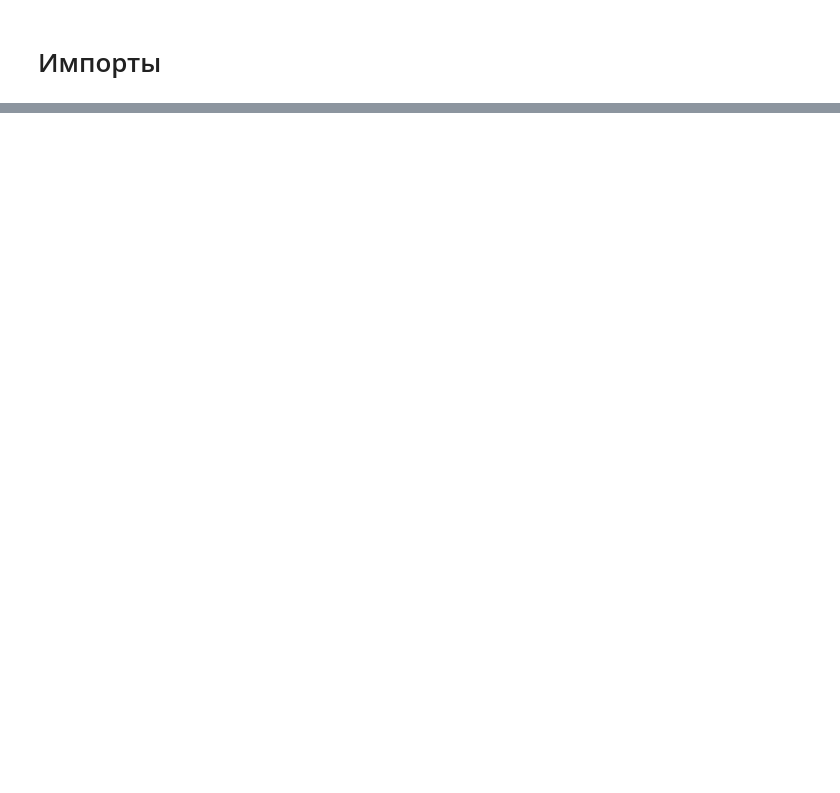
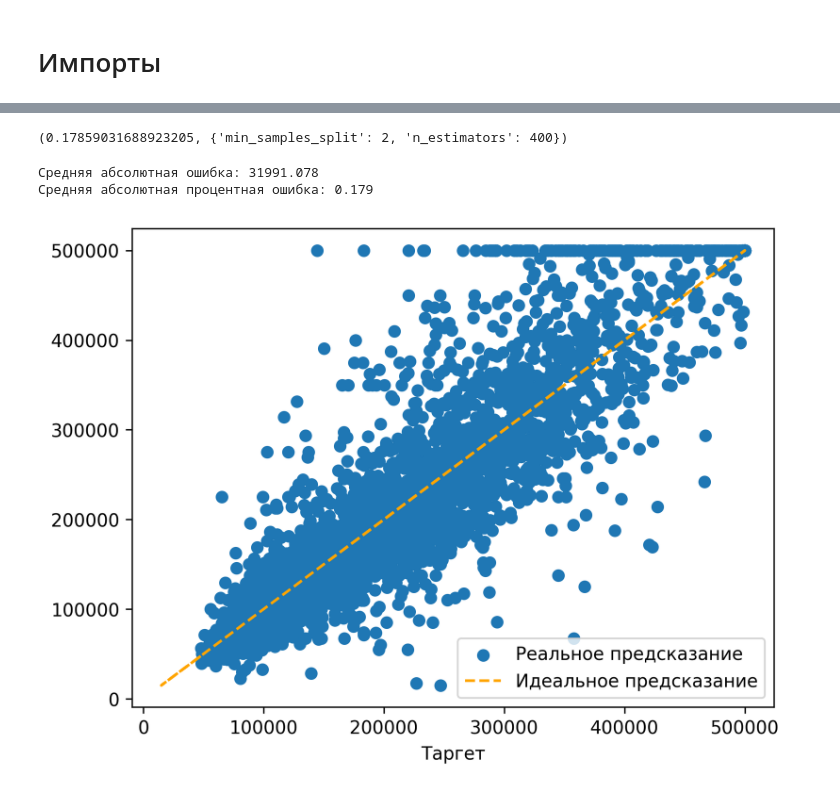
Before and after one commit to AndBoyS/hse-ml-managers, a Jupyter notebook: seminars-2025/sem2.ipynb, the cells around one changed output, grey strips where cells are left out. Cells and saved outputs as stored; diff of their text form; code cells hidden in the pictures; blank space fills up the shorter version.

```diff
--- a/seminars-2025/sem2.ipynb
+++ b/seminars-2025/sem2.ipynb
@@ -195,0 +114,34 @@ with warnings.catch_warnings():
+# %%
+X_train, X_test, y_train, y_test = train_test_split(X, y, test_size=0.2, random_state=42)
+X_train, X_val, y_train, y_val = train_test_split(X_train, y_train, test_size=0.2, random_state=42)
+
+params = {
+    "min_samples_split": [2, 5, 10],
+    "n_estimators": [200, 400, 600],
+}
+
+best_params = None
+best_mape = float("inf")
+for min_samples_split, n_estimators in tqdm(
+    list(itertools.product(params["min_samples_split"], params["n_estimators"]))
+):
+    model = RandomForestRegressor(n_estimators=n_estimators, min_samples_split=min_samples_split, n_jobs=11)
+    model.fit(X_train, y_train)
+    pred = model.predict(X_val)
+    cur_mape = mean_absolute_percentage_error(y_true=y_val, y_pred=pred)
+    if cur_mape < best_mape:
+        best_mape = cur_mape
+        best_params = {"min_samples_split": min_samples_split, "n_estimators": n_estimators}
+
+best_mape, best_params
+# %% [output]
+(0.17859031688923205, {'min_samples_split': 2, 'n_estimators': 400})
+# %%
+model = RandomForestRegressor(**best_params, n_jobs=11)
+model.fit(pd.concat((X_train, X_val)), pd.concat((y_train, y_val)))
+pred = model.predict(X_test)
+model_summary(y_true=y_test, y_pred=pred)
+# %% [output]
+Средняя абсолютная ошибка: 31991.078
+Средняя абсолютная процентная ошибка: 0.179
+[figure, added]
```
Also changed, not shown: parts of 45 cells of this notebook, 1 other file.
